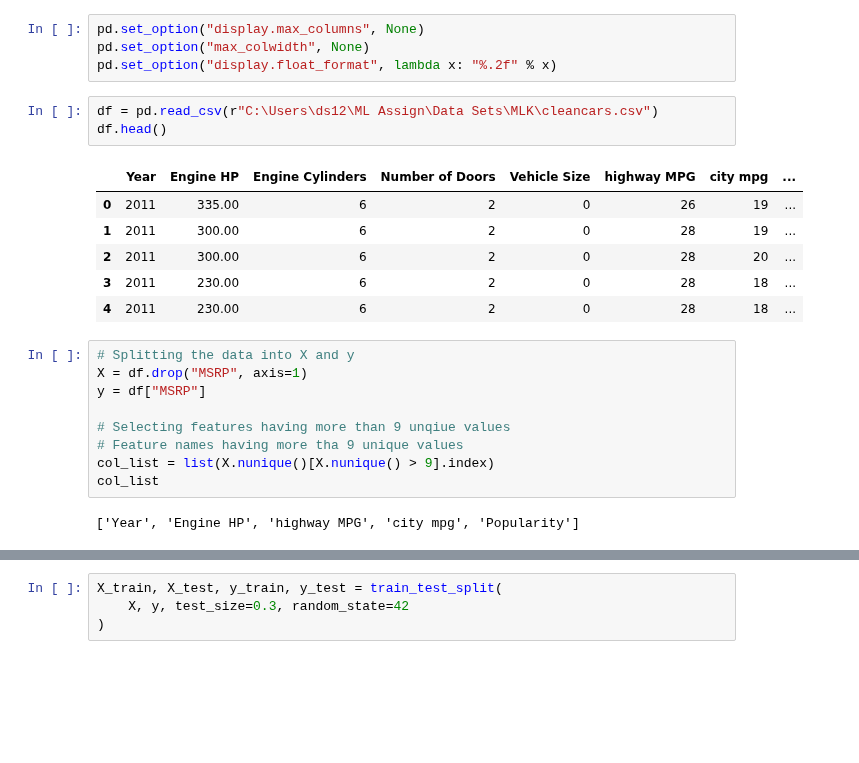
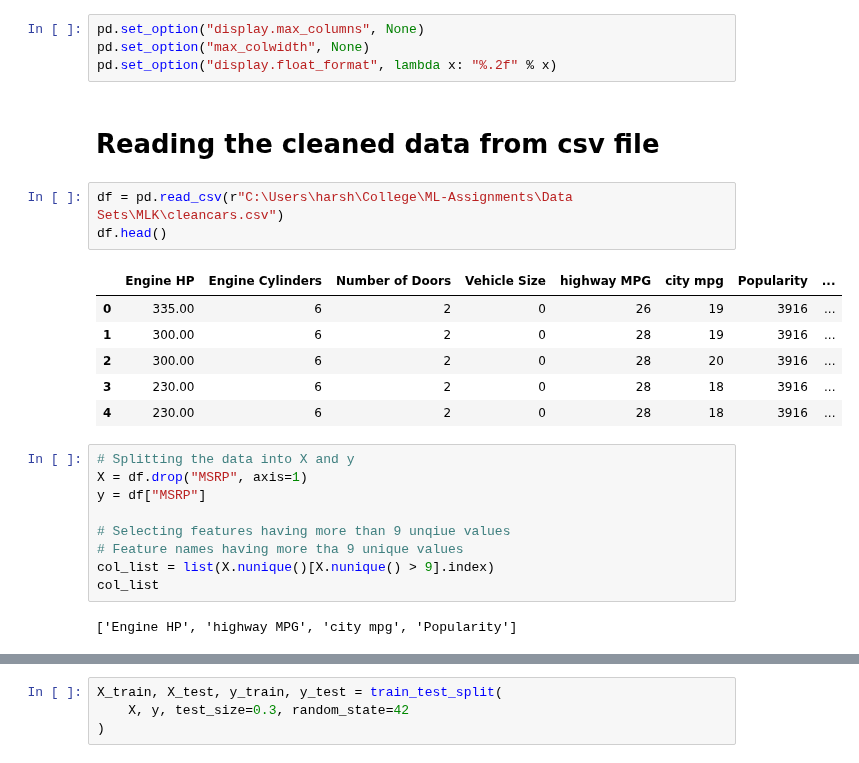
Before and after one commit to Harsh502s/ML-Assignments, a Jupyter notebook: Notebooks/Assignment 5 Car Price DT.ipynb, the cells around one changed output, grey strips where cells are left out. Saved outputs shown, nothing was run; the diff lists cells and outputs as text; blank space fills up the shorter version.

```diff
--- a/Notebooks/Assignment 5 Car Price DT.ipynb
+++ b/Notebooks/Assignment 5 Car Price DT.ipynb
@@ -10,16 +12,18 @@ w.filterwarnings('ignore')
 pd.set_option("display.max_columns", None)
 pd.set_option("max_colwidth", None)
 pd.set_option("display.float_format", lambda x: "%.2f" % x)
+# %% [markdown]
+# Reading the cleaned data from csv file
 # %%
-df = pd.read_csv(r"C:\Users\ds12\ML Assign\Data Sets\MLK\cleancars.csv")
+df = pd.read_csv(r"C:\Users\harsh\College\ML-Assignments\Data Sets\MLK\cleancars.csv")
 df.head()
 # %% [output]
-|  | Year | Engine HP | Engine Cylinders | Number of Doors | Vehicle Size | highway MPG | city mpg | ... |
-| 0 | 2011 | 335.00 | 6 | 2 | 0 | 26 | 19 | ... |
-| 1 | 2011 | 300.00 | 6 | 2 | 0 | 28 | 19 | ... |
-| 2 | 2011 | 300.00 | 6 | 2 | 0 | 28 | 20 | ... |
-| 3 | 2011 | 230.00 | 6 | 2 | 0 | 28 | 18 | ... |
-| 4 | 2011 | 230.00 | 6 | 2 | 0 | 28 | 18 | ... |
+|  | Engine HP | Engine Cylinders | Number of Doors | Vehicle Size | highway MPG | city mpg | Popularity | ... |
+| 0 | 335.00 | 6 | 2 | 0 | 26 | 19 | 3916 | ... |
+| 1 | 300.00 | 6 | 2 | 0 | 28 | 19 | 3916 | ... |
+| 2 | 300.00 | 6 | 2 | 0 | 28 | 20 | 3916 | ... |
+| 3 | 230.00 | 6 | 2 | 0 | 28 | 18 | 3916 | ... |
+| 4 | 230.00 | 6 | 2 | 0 | 28 | 18 | 3916 | ... |
 # %%
 # Splitting the data into X and y
 X = df.drop("MSRP", axis=1)
@@ -30,7 +34,7 @@ y = df["MSRP"]
 col_list = list(X.nunique()[X.nunique() > 9].index)
 col_list
 # %% [output]
-['Year', 'Engine HP', 'highway MPG', 'city mpg', 'Popularity']
+['Engine HP', 'highway MPG', 'city mpg', 'Popularity']
 # %%
 # Plotting the distribution of the features with more than 9 unique values
 for i in col_list:
```
Also changed, not shown: parts of 9 cells of this notebook, 6 other files.
